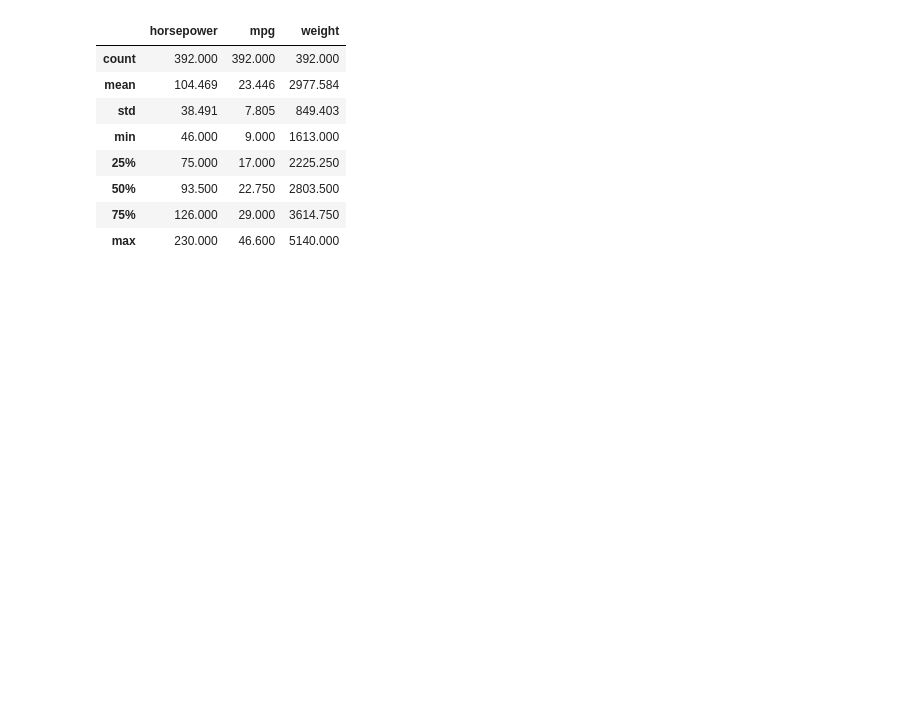
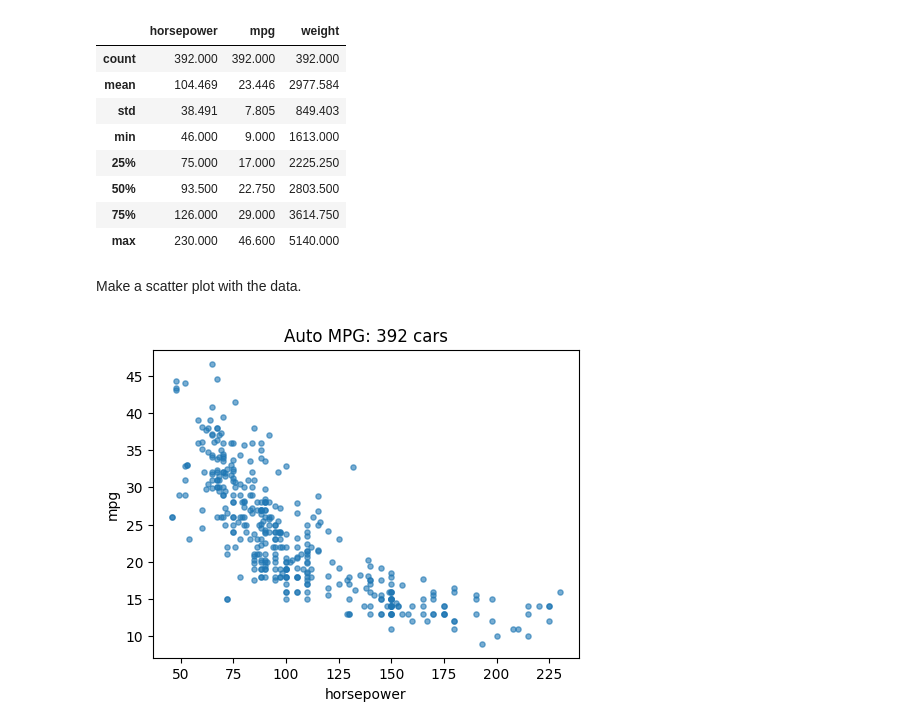
Before and after one commit to maxmartin40/Math-5750-Projects, a Jupyter notebook: In-Class-Code/basic_linear_regression.ipynb, the cells around one changed output. Saved outputs shown, nothing was run; the diff lists cells and outputs as text; code cells hidden in the pictures; blank space fills up the shorter version.

Commit message:
Make a scatter plot

```diff
--- a/In-Class-Code/basic_linear_regression.ipynb
+++ b/In-Class-Code/basic_linear_regression.ipynb
@@ -58,3 +58,13 @@ df[["horsepower", "mpg", "weight"]].describe()
 | 50% | 93.500 | 22.750 | 2803.500 |
 | 75% | 126.000 | 29.000 | 3614.750 |
 | max | 230.000 | 46.600 | 5140.000 |
+# %% [markdown]
+Make a scatter plot with the data.
+# %%
+fig, ax = plt.subplots(figsize=(5.5, 4))
+ax.scatter(df.horsepower, df.mpg, s=14, alpha=0.6)
+ax.set_xlabel("horsepower"); ax.set_ylabel("mpg")
+ax.set_title("Auto MPG: 392 cars")
+plt.show()
+# %% [output]
+[figure, added]
```
